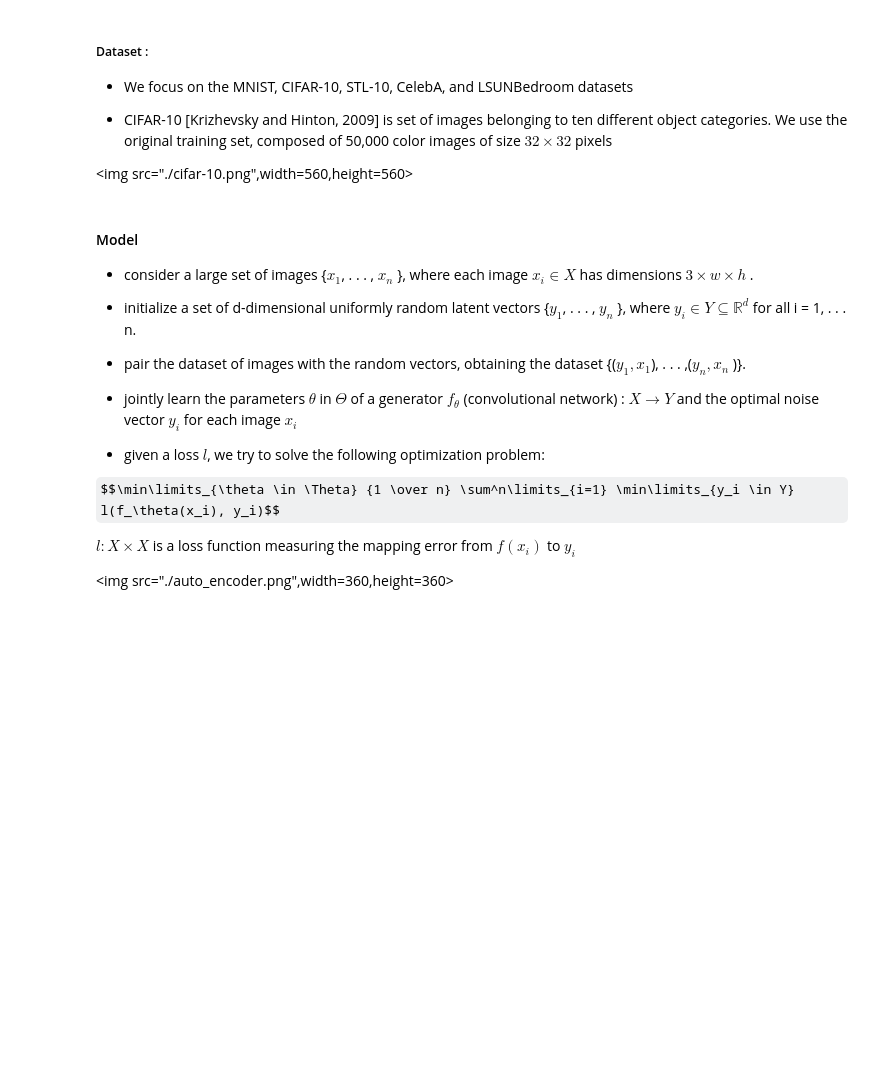
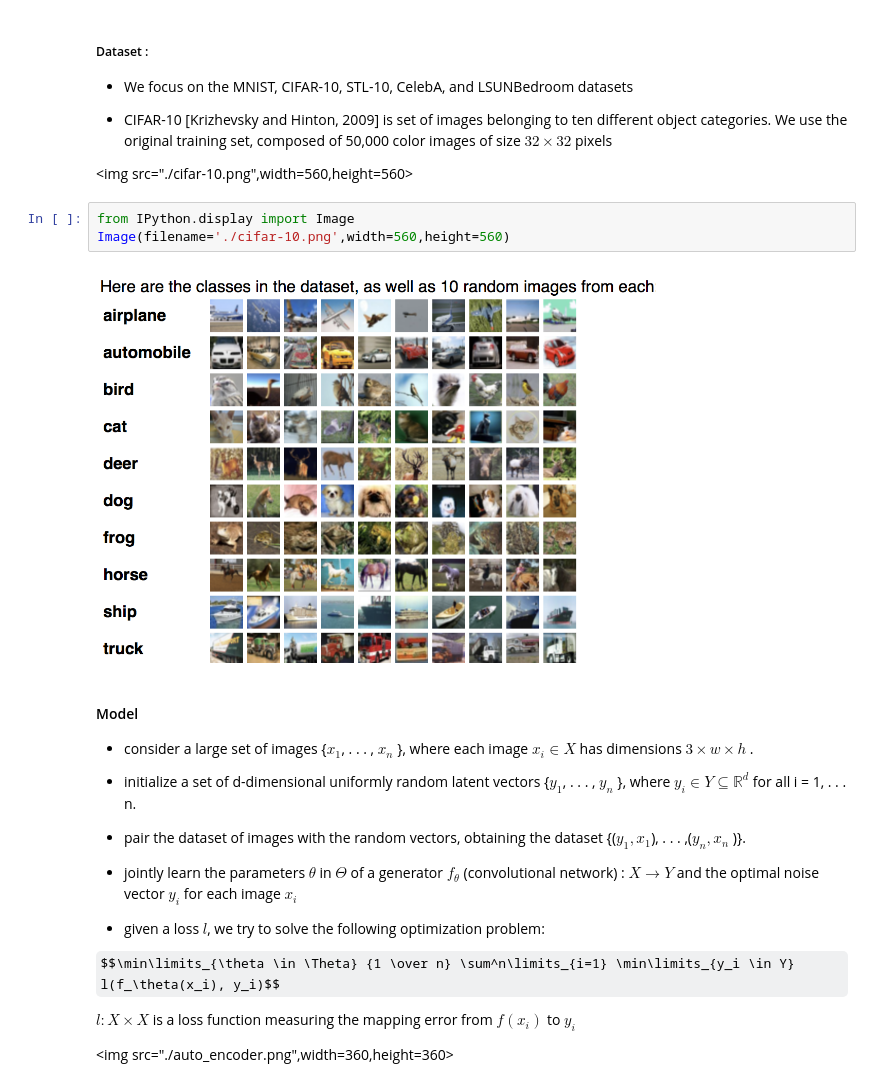
Before and after one commit to dvu4/nat_enc, a Jupyter notebook: NAT.ipynb, the cells around one changed output. Drawn from its saved outputs; the diff is of its cells as text; some formulas as TeX source; blank space fills up the shorter version.

```diff
--- a/NAT.ipynb
+++ b/NAT.ipynb
@@ -29,6 +29,11 @@
 - CIFAR-10 [Krizhevsky and Hinton, 2009] is set of images belonging to ten different object categories. We use the original training set, composed of 50,000 color images of size $32 \times 32$ pixels
 
 <img src="./cifar-10.png",width=560,height=560>
+# %%
+from IPython.display import Image
+Image(filename='./cifar-10.png',width=560,height=560)
+# %% [output]
+[figure, added]
 # %% [markdown]
 #### Model
 
```
Also changed, not shown: parts of 10 cells of this notebook.
